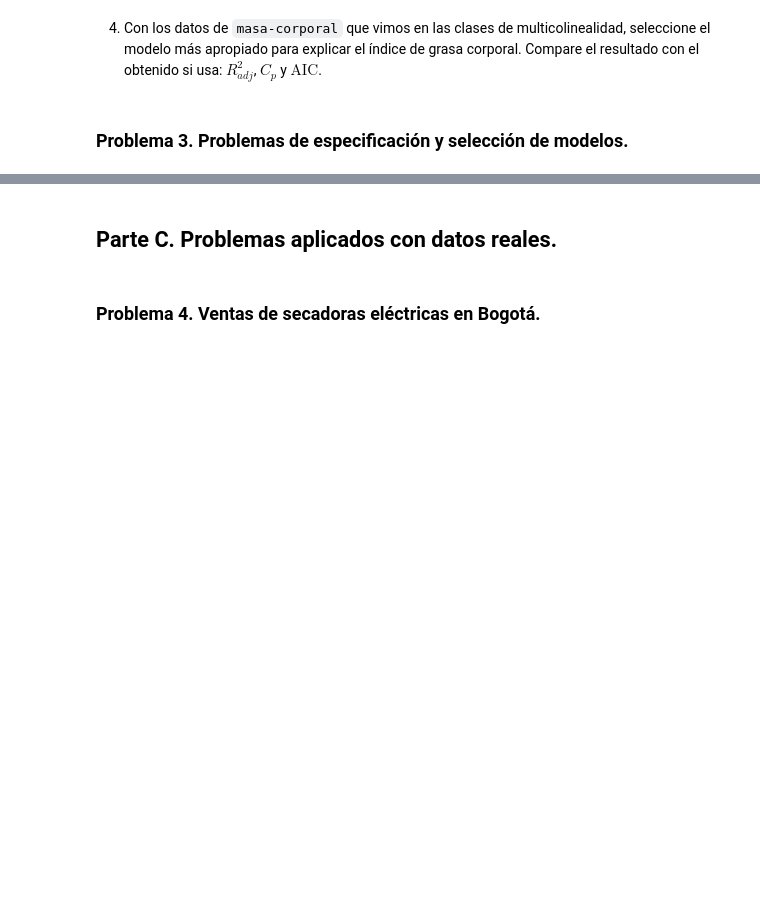
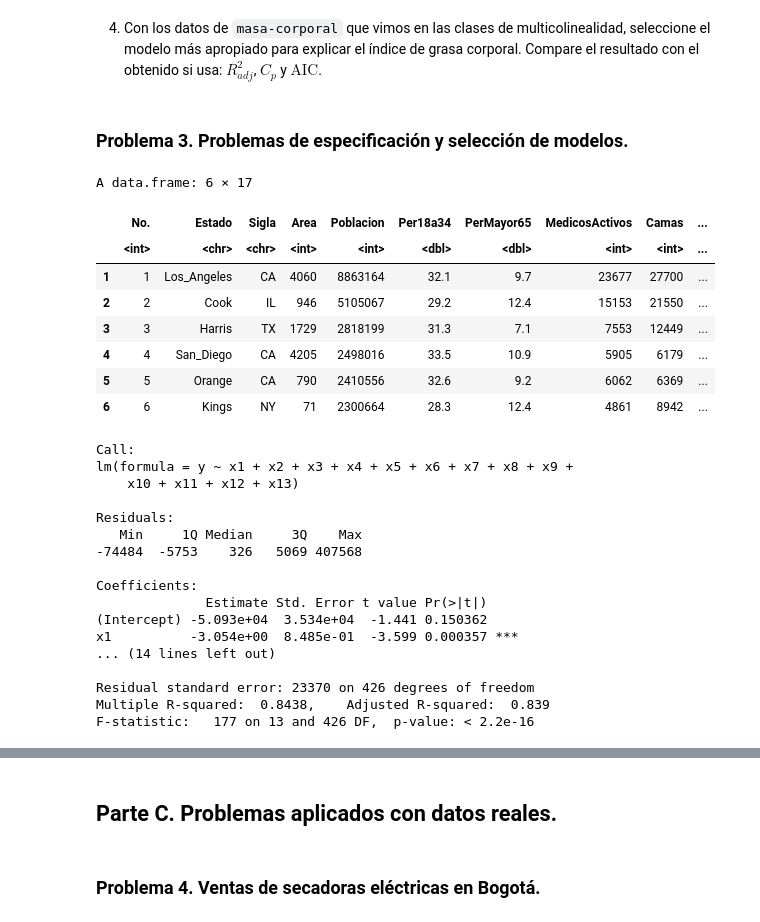
Before and after one commit to MantiMantilla/MEL-2022-2, a Jupyter notebook: Tareas/Tarea 3/Tarea 3.ipynb, the cells around one changed output, grey strips where cells are left out. Saved outputs shown, nothing was run; the diff lists cells and outputs as text; code cells hidden in the pictures; blank space fills up the shorter version.

```diff
--- a/Tareas/Tarea 3/Tarea 3.ipynb
+++ b/Tareas/Tarea 3/Tarea 3.ipynb
@@ -410,3 +410,51 @@ $$
 4. Con los datos de `masa-corporal` que vimos en las clases de multicolinealidad, seleccione el modelo más apropiado para explicar el índice de grasa corporal. Compare el resultado con el obtenido si usa: $R^{2}_{adj}$, $C_{p}$ y $\text{AIC}$.
 # %% [markdown]
 ### Problema 3. Problemas de especificación y selección de modelos.
+# %%
+crimenes <- read.table("Archivos/punto3.txt", head = TRUE)
+head(crimenes)
+y <- crimenes$CrimenesTotales
+x1 <- crimenes$Area
+x2 <- crimenes$Poblacion
+x3 <- crimenes$Per18a34
+x4 <- crimenes$PerMayor65
+x5 <- crimenes$MedicosActivos
+x6 <- crimenes$Camas
+x7 <- crimenes$PerBachilleres
+x8 <- crimenes$PerProfesionales
+x9 <- crimenes$PerPoblDebajoNivelPobreza
+x10 <- crimenes$PerDesempleados
+x11 <- crimenes$IndicePerCapita
+x12 <- crimenes$Ingresos
+x13 <- crimenes$RegionGeo
+
+
+modelopunto3 <- lm(y~x1+x2+x3+x4+x5+x6+x7+x8+x9+x10+x11+x12+x13)
+summary(modelopunto3)
+# %% [output]
+A data.frame: 6 × 17
+|  | No. | Estado | Sigla | Area | Poblacion | Per18a34 | PerMayor65 | MedicosActivos | Camas | ... |
+|  | <int> | <chr> | <chr> | <int> | <int> | <dbl> | <dbl> | <int> | <int> | ... |
+| 1 | 1 | Los_Angeles | CA | 4060 | 8863164 | 32.1 | 9.7 | 23677 | 27700 | ... |
+| 2 | 2 | Cook | IL | 946 | 5105067 | 29.2 | 12.4 | 15153 | 21550 | ... |
+| 3 | 3 | Harris | TX | 1729 | 2818199 | 31.3 | 7.1 | 7553 | 12449 | ... |
+| 4 | 4 | San_Diego | CA | 4205 | 2498016 | 33.5 | 10.9 | 5905 | 6179 | ... |
+| 5 | 5 | Orange | CA | 790 | 2410556 | 32.6 | 9.2 | 6062 | 6369 | ... |
+| 6 | 6 | Kings | NY | 71 | 2300664 | 28.3 | 12.4 | 4861 | 8942 | ... |
+Call:
+lm(formula = y ~ x1 + x2 + x3 + x4 + x5 + x6 + x7 + x8 + x9 +
+    x10 + x11 + x12 + x13)
+
+Residuals:
+   Min     1Q Median     3Q    Max
+-74484  -5753    326   5069 407568
+
+Coefficients:
+              Estimate Std. Error t value Pr(>|t|)
+(Intercept) -5.093e+04  3.534e+04  -1.441 0.150362
+x1          -3.054e+00  8.485e-01  -3.599 0.000357 ***
+... (14 lines left out)
+
+Residual standard error: 23370 on 426 degrees of freedom
+Multiple R-squared:  0.8438,    Adjusted R-squared:  0.839
+F-statistic:   177 on 13 and 426 DF,  p-value: < 2.2e-16
```
Also changed, not shown: parts of 19 cells of this notebook, 2 other files.
